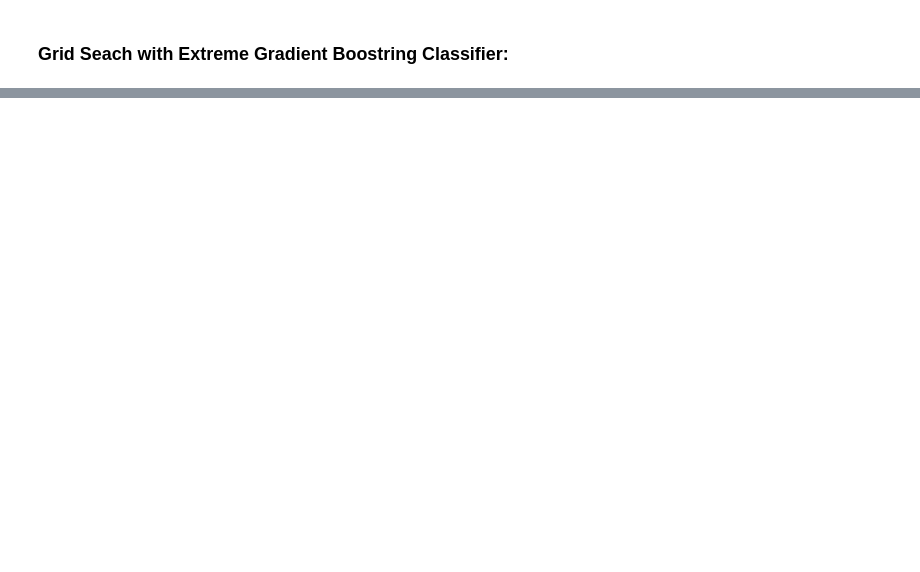
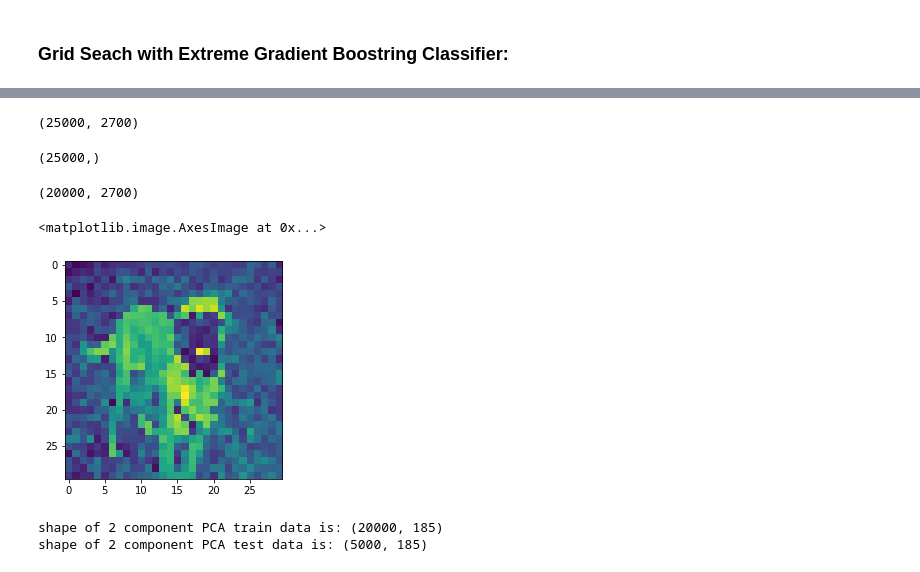
Before and after one commit to kggold4/final-project-data-visualization, a Jupyter notebook: task_3.ipynb, the cells around one changed output, grey strips where cells are left out. Saved outputs shown, nothing was run; the diff lists cells and outputs as text; code cells hidden in the pictures; blank space fills up the shorter version.

```diff
--- a/task_3.ipynb
+++ b/task_3.ipynb
@@ -683,0 +758,3 @@ print("\nThe classifier with the maximum accuracy in 30^2 pixels images (greysac
+# %%
+# images size
+IMAGE_SIZE = 30
@@ -683,0 +779,8 @@ print("\nThe classifier with the maximum accuracy in 30^2 pixels images (greysac
+# %%
+X.shape
+# %% [output]
+(25000, 2700)
+# %%
+y.shape
+# %% [output]
+(25000,)
@@ -683,0 +790,24 @@ print("\nThe classifier with the maximum accuracy in 30^2 pixels images (greysac
+# %%
+# train shape is 20000 on 30^2 pixels
+X_train.shape
+# %% [output]
+(20000, 2700)
+# %%
+# printing a random image from the data
+random_image_name = random.choice(dogs_cats.image)
+random_image = cv2.imread(PATH + '/' + str(random_image_name))
+random_image = cv2.resize(random_image, (IMAGE_SIZE, IMAGE_SIZE))
+random_image = cv2.cvtColor(random_image, cv2.COLOR_RGB2GRAY)
+plt.imshow(random_image)
+# %% [output]
+<matplotlib.image.AxesImage at 0x...>
+[figure, added]
+# %%
+pca_components = PCA(n_components=185)
+X_transformed_train = pca_components.fit(X_train).transform(X_train)
+X_transformed_test = pca_components.transform(X_test)
+print("shape of 2 component PCA train data is:", X_transformed_train.shape)
+print("shape of 2 component PCA test data is:", X_transformed_test.shape)
+# %% [output]
+shape of 2 component PCA train data is: (20000, 185)
+shape of 2 component PCA test data is: (5000, 185)
```
Also changed, not shown: parts of 74 cells of this notebook.
